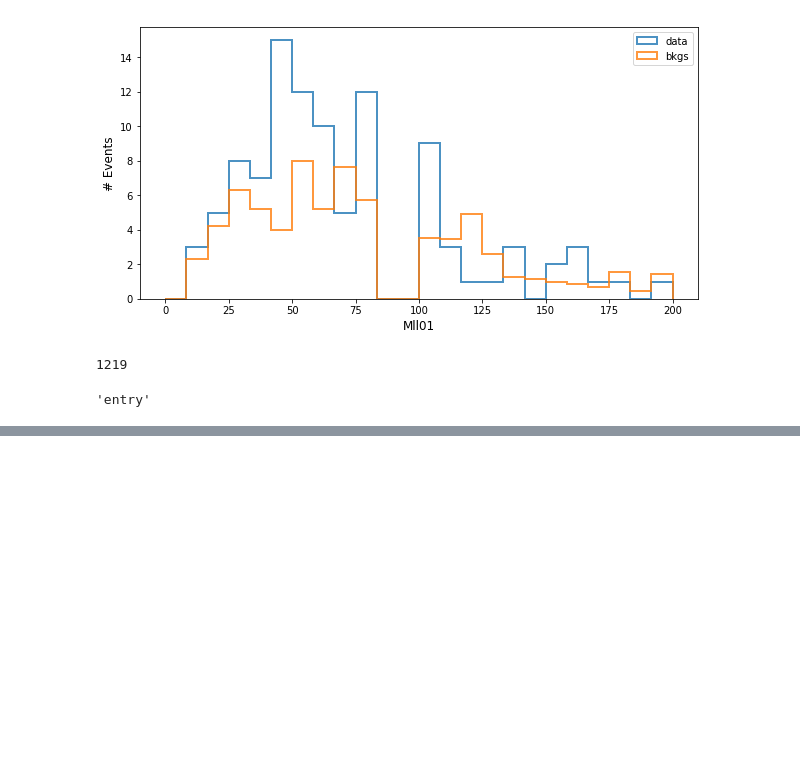
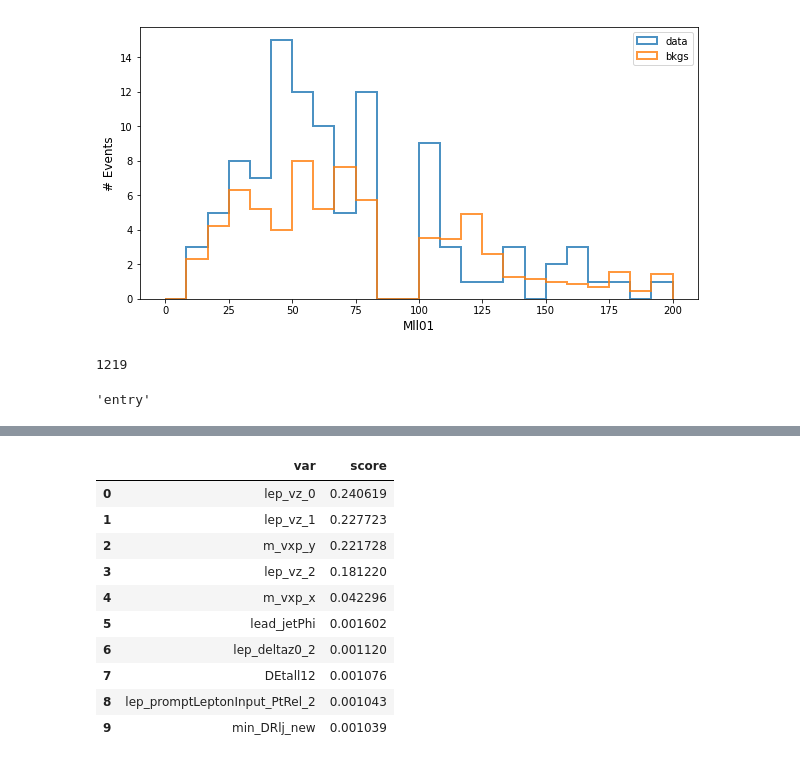
Before and after one commit to grevtsovkirill/trilep_res_anomaly_nn, a Jupyter notebook: display_effect.ipynb, the cells around one changed output, grey strips where cells are left out. Cells and saved outputs as stored; diff of their text form; code cells hidden in the pictures; blank space fills up the shorter version.

```diff
--- a/display_effect.ipynb
+++ b/display_effect.ipynb
@@ -436,0 +276,20 @@ array([  0, 430, 431, 432, 433, 434, 435, 436, 437, 438])
+# %%
+lst=X.columns[tree_importance_sorted_idx][:10]
+# %%
+lst2 = c_n2.feature_importances_[tree_importance_sorted_idx][:10]
+# %%
+df_m2 = pandas.DataFrame(list(zip(lst, lst2)),columns =['var', 'score'])
+# %%
+df_m2
+# %% [output]
+|  | var | score |
+| 0 | lep_vz_0 | 0.240619 |
+| 1 | lep_vz_1 | 0.227723 |
+| 2 | m_vxp_y | 0.221728 |
+| 3 | lep_vz_2 | 0.181220 |
+| 4 | m_vxp_x | 0.042296 |
+| 5 | lead_jetPhi | 0.001602 |
+| 6 | lep_deltaz0_2 | 0.001120 |
+| 7 | DEtall12 | 0.001076 |
+| 8 | lep_promptLeptonInput_PtRel_2 | 0.001043 |
+| 9 | min_DRlj_new | 0.001039 |
```
Also changed, not shown: parts of 62 cells of this notebook.
